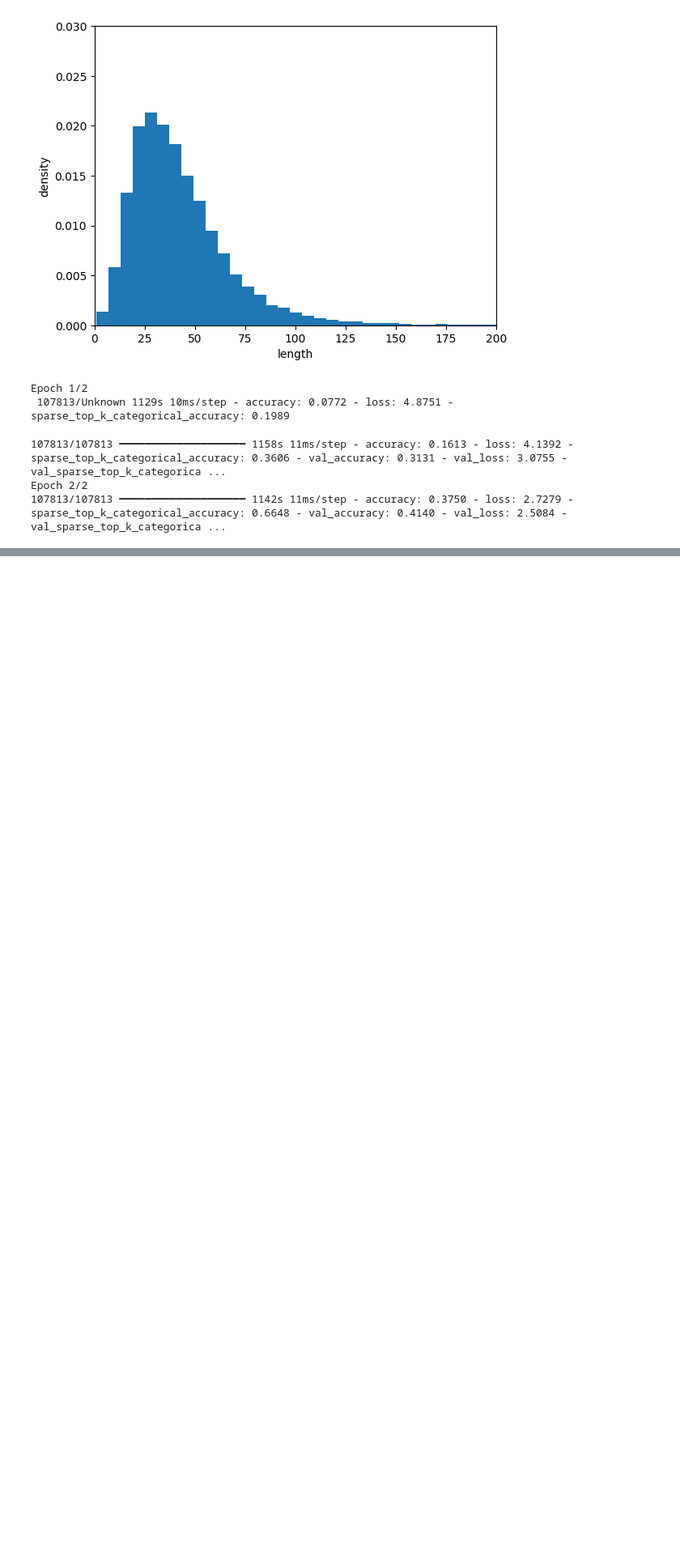
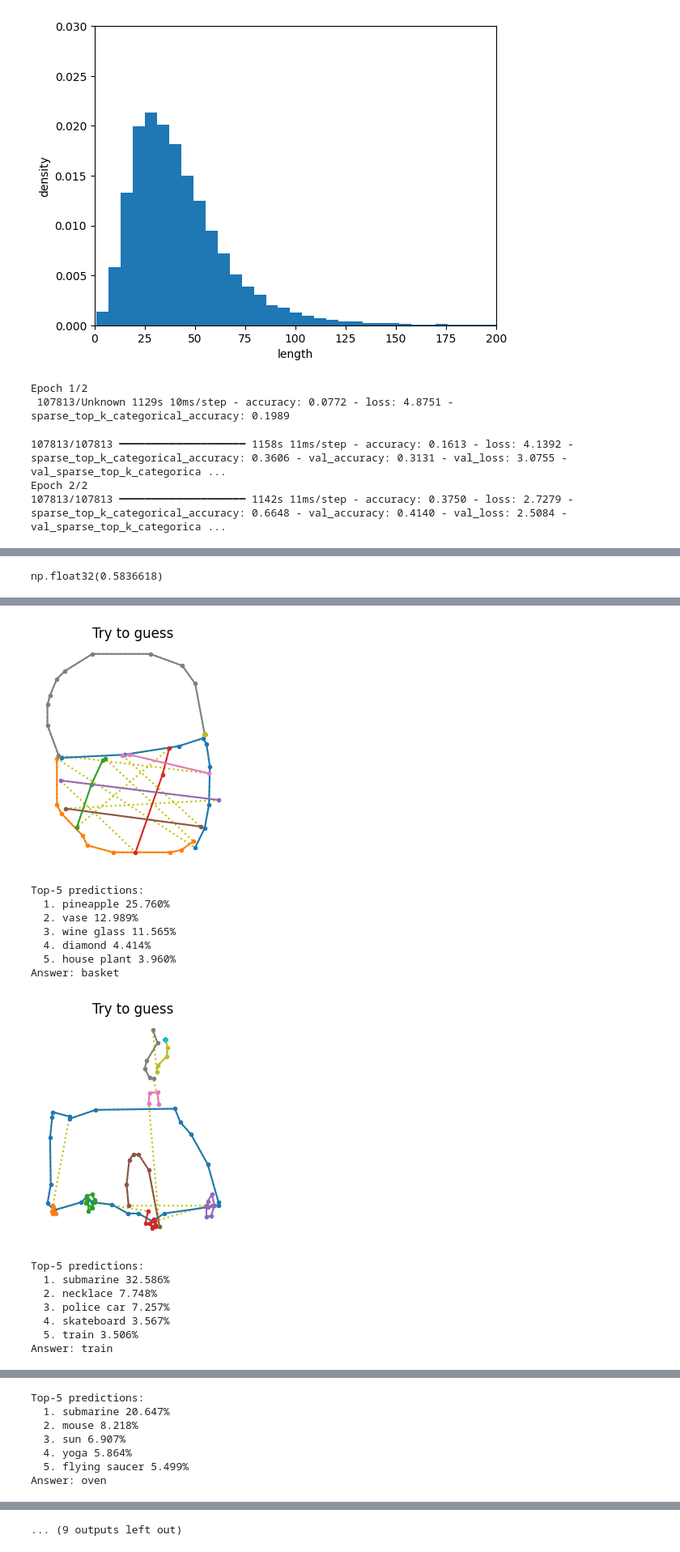
Before and after one commit to 456zamir8/AI, a Jupyter notebook: RNN.ipynb, the cells around one changed output, grey strips where cells are left out. Shown at 81% size. Cells and saved outputs as stored; diff of their text form; code cells hidden in the pictures; blank space fills up the shorter version.

```diff
--- a/RNN.ipynb
+++ b/RNN.ipynb
@@ -1277,0 +1287,19 @@ model = load_model("my_quickdraw_model.keras")
+# %%
+np.mean(tf.keras.metrics.sparse_top_k_categorical_accuracy(y_test, y_probas))
+# %% [output]
+np.float32(0.5836618)
+# %%
+n_new = 10
+Y_probas = model.predict(sketches)
+top_k = tf.nn.top_k(Y_probas, k=5)
+for index in range(n_new):
+    plt.figure(figsize=(3, 3.5))
+    draw_sketch(sketches[index])
+    plt.show()
+    print("Top-5 predictions:".format(index + 1))
+    for k in range(5):
+        class_name = class_names[top_k.indices[index, k]]
+        proba = 100 * top_k.values[index, k]
+        print("  {}. {} {:.3f}%".format(k + 1, class_name, proba))
+    print("Answer: {} \n".format(class_names[labels[index].numpy()]))
+# %% [output]
@@ -1277,0 +1307,16 @@ model = load_model("my_quickdraw_model.keras")
+[figure, added]
+Top-5 predictions:
+  1. pineapple 25.760%
+  2. vase 12.989%
+  3. wine glass 11.565%
+  4. diamond 4.414%
+  5. house plant 3.960%
+Answer: basket
+[figure, added]
+Top-5 predictions:
+  1. submarine 32.586%
+  2. necklace 7.748%
+  3. police car 7.257%
+  4. skateboard 3.567%
+  5. train 3.506%
+Answer: train
@@ -1277,0 +1324,7 @@ model = load_model("my_quickdraw_model.keras")
+Top-5 predictions:
+  1. submarine 20.647%
+  2. mouse 8.218%
+  3. sun 6.907%
+  4. yoga 5.864%
+  5. flying saucer 5.499%
+Answer: oven
@@ -1277,0 +1348 @@ model = load_model("my_quickdraw_model.keras")
+... (9 outputs left out)
```
Also changed, not shown: parts of 5 cells of this notebook.
